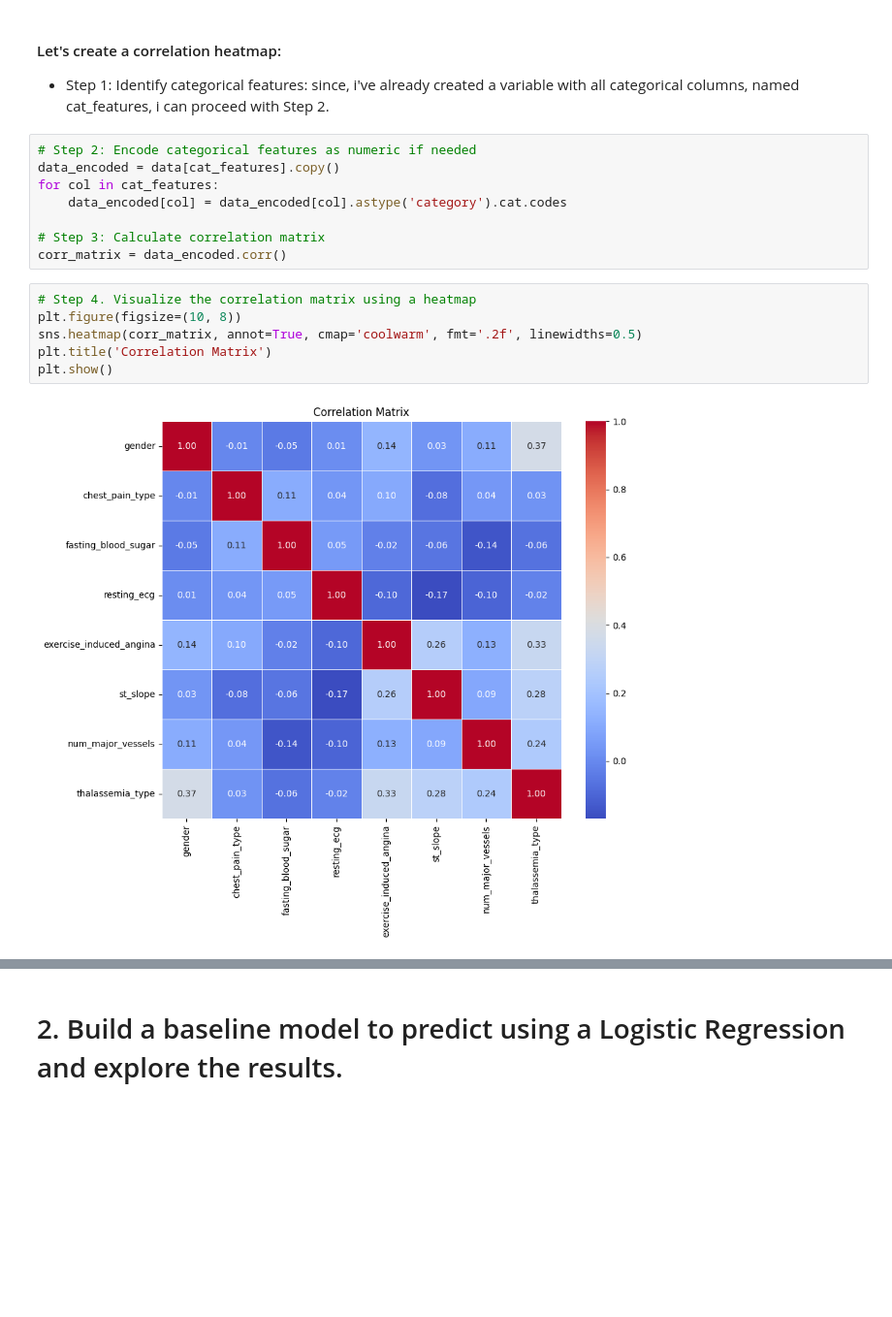
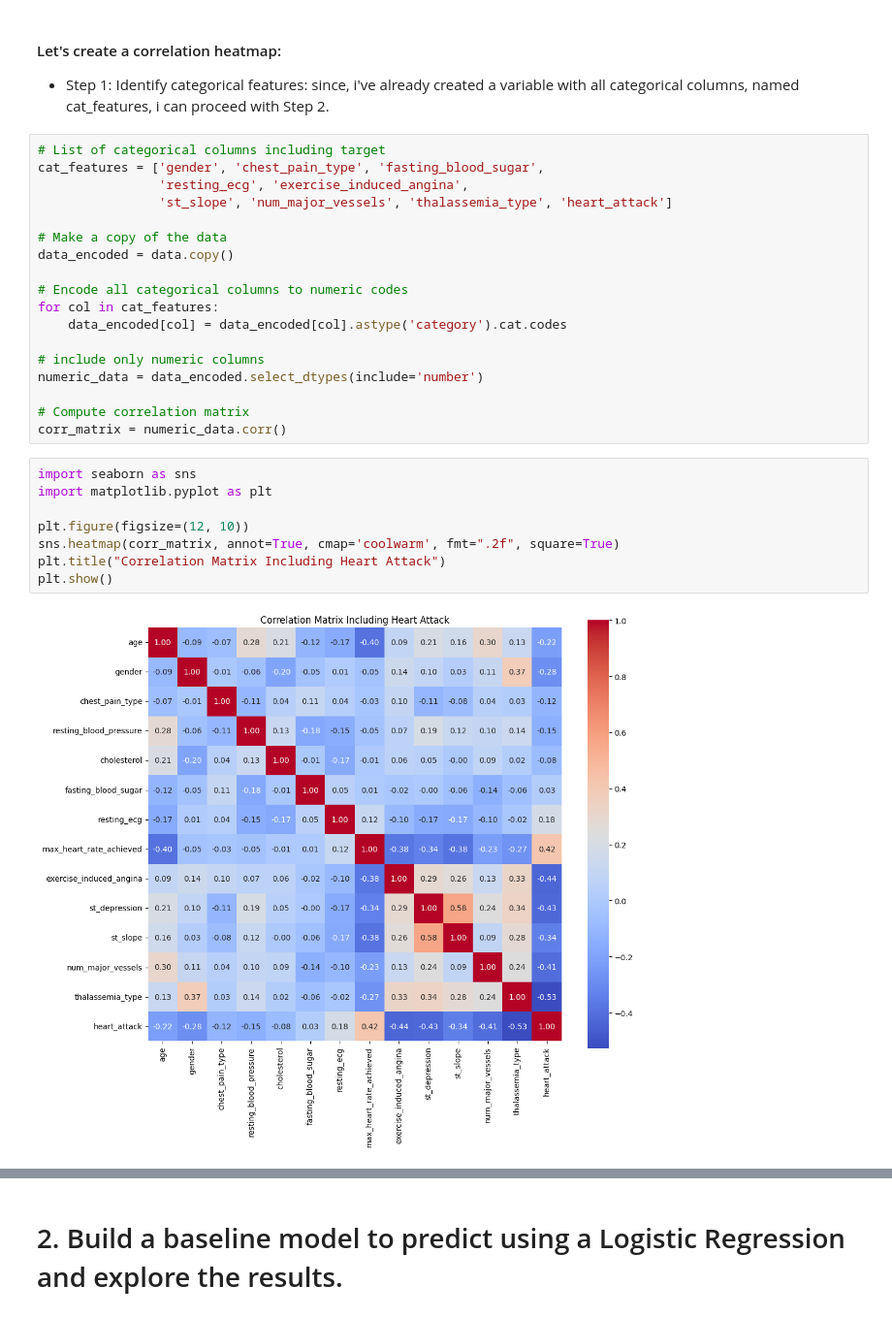
Before and after one commit to shanza95/Cardiovascular-Disease-CVD-Risk-Analysis, a Jupyter notebook: Python.ipynb, the cells around one changed output, grey strips where cells are left out. Shown: that part at 97% size. Saved outputs shown, nothing was run; the diff lists cells and outputs as text; blank space fills up the shorter version.

```diff
--- a/Python.ipynb
+++ b/Python.ipynb
@@ -338,20 +338,32 @@ Medically, downsloping ST segments often indicate ischemia or serious heart issu
 #### Let's create a correlation heatmap:
 - Step 1: Identify categorical features:
 since, i've already created a variable with all categorical columns, named cat_features, i can proceed with Step 2.
-# %%
-# Step 2: Encode categorical features as numeric if needed
-data_encoded = data[cat_features].copy()
-for col in cat_features:
-    data_encoded[col] = data_encoded[col].astype('category').cat.codes
-
-# Step 3: Calculate correlation matrix
-corr_matrix = data_encoded.corr()
-# %%
-# Step 4. Visualize the correlation matrix using a heatmap
-plt.figure(figsize=(10, 8))
-sns.heatmap(corr_matrix, annot=True, cmap='coolwarm', fmt='.2f', linewidths=0.5)
-plt.title('Correlation Matrix')
-plt.show()
-# %% [output]
-[figure, removed]
+# %%
+# List of categorical columns including target
+cat_features = ['gender', 'chest_pain_type', 'fasting_blood_sugar',
+                'resting_ecg', 'exercise_induced_angina',
+                'st_slope', 'num_major_vessels', 'thalassemia_type', 'heart_attack']
+
+# Make a copy of the data
+data_encoded = data.copy()
+
+# Encode all categorical columns to numeric codes
+for col in cat_features:
+    data_encoded[col] = data_encoded[col].astype('category').cat.codes
+
+# include only numeric columns
+numeric_data = data_encoded.select_dtypes(include='number')
+
+# Compute correlation matrix
+corr_matrix = numeric_data.corr()
+# %%
+import seaborn as sns
+import matplotlib.pyplot as plt
+
+plt.figure(figsize=(12, 10))
+sns.heatmap(corr_matrix, annot=True, cmap='coolwarm', fmt=".2f", square=True)
+plt.title("Correlation Matrix Including Heart Attack")
+plt.show()
+# %% [output]
+[figure, added]
 # %% [markdown]
```
Also changed, not shown: parts of 4 cells of this notebook.
